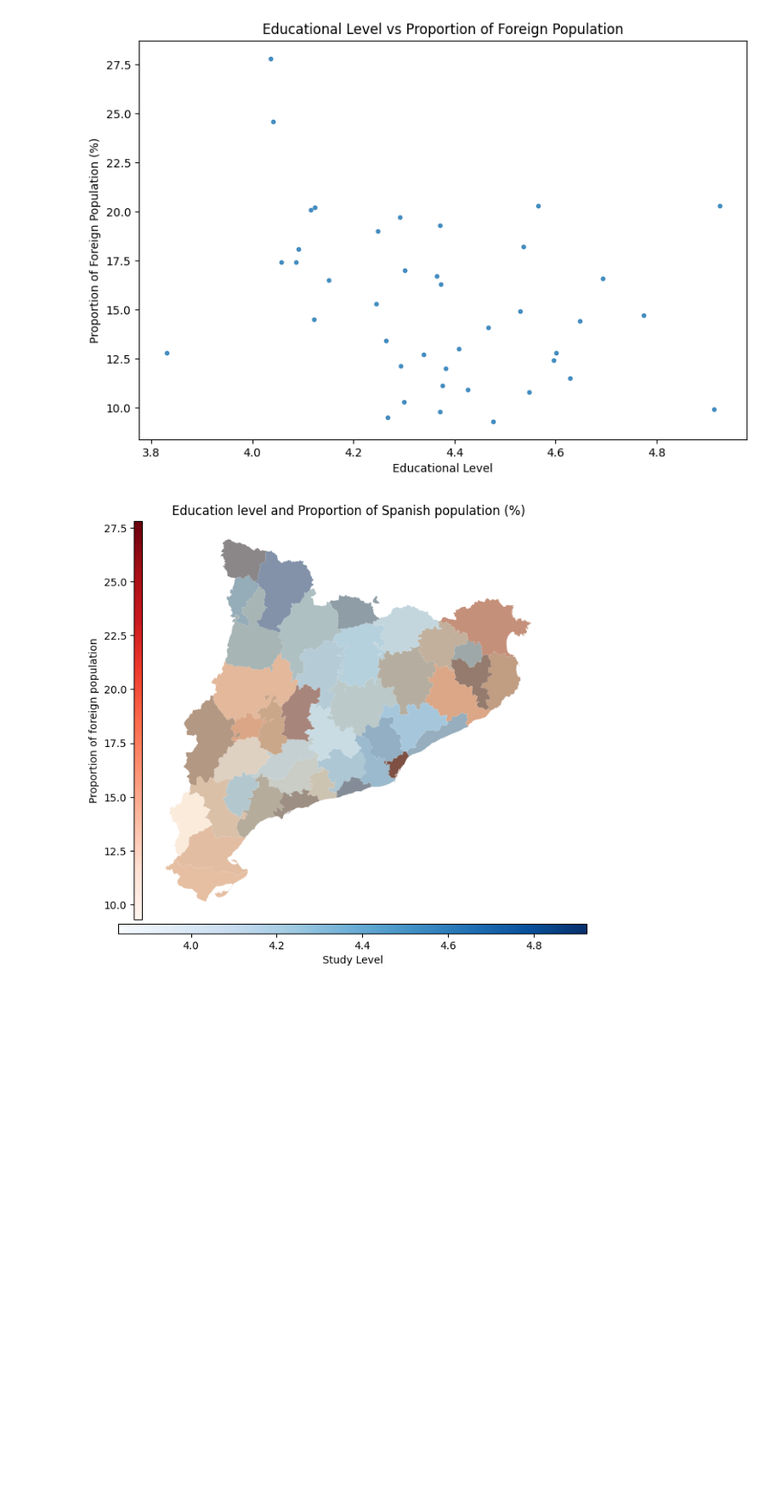
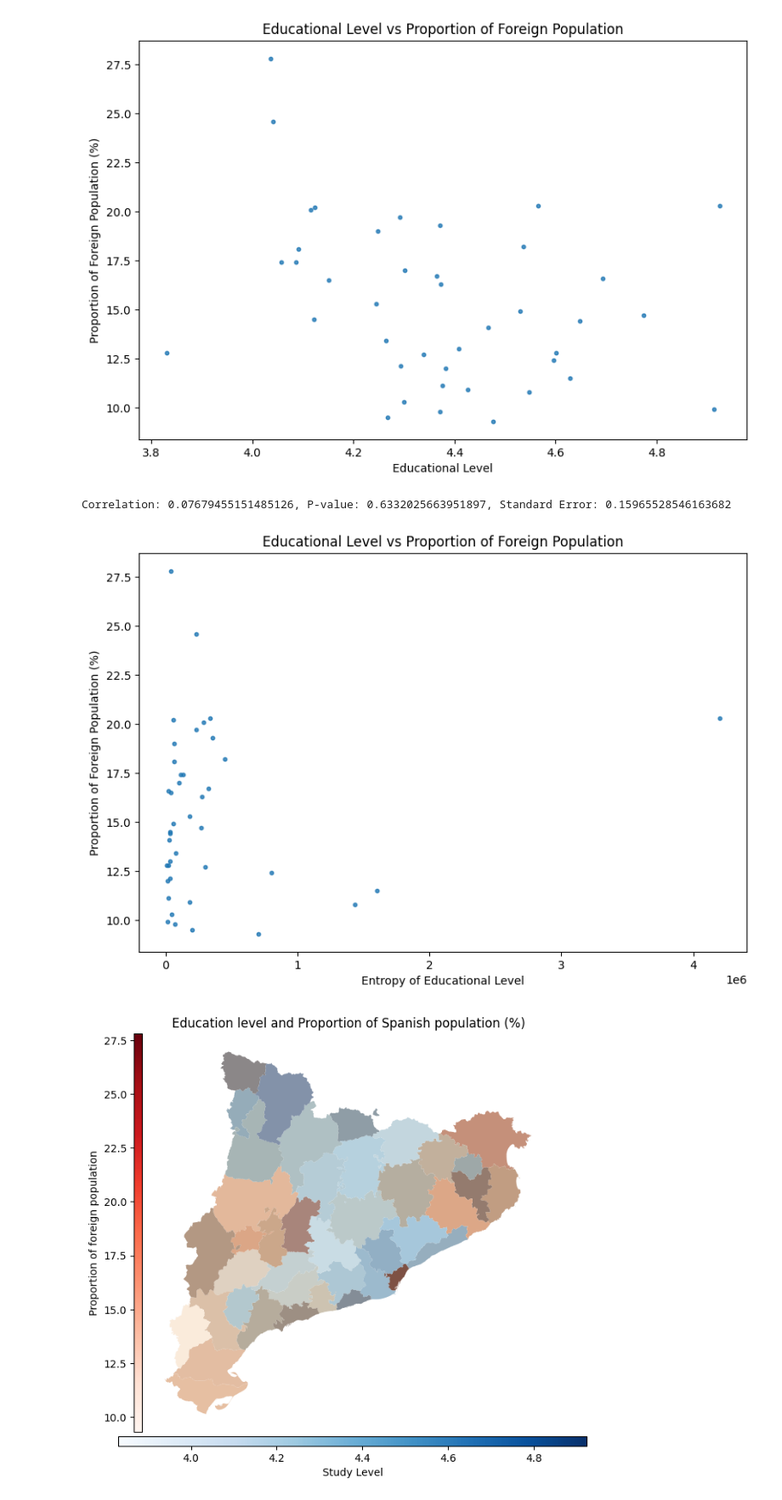
Before and after one commit to JuanCastillo29/A.V._Data, a Jupyter notebook: study_level.ipynb, the cells around one changed output. Shown: that part at 85% size. Saved outputs shown, nothing was run; the diff lists cells and outputs as text; code cells hidden in the pictures; blank space fills up the shorter version.

```diff
--- a/study_level.ipynb
+++ b/study_level.ipynb
@@ -140,6 +152,23 @@ fig.savefig("cataluna_educational_level_vs_foreigners.png", dpi=400)
 # %% [output]
 Correlation: -0.31574530243510607, P-value: 0.044324981053420934, Standard Error: 0.15193663523967124
 [figure]
+# %%
+fig = plt.figure(figsize=(10/1.2, 7/1.2))
+ax = fig.add_subplot(1, 1, 1)
+ax.scatter(catalunya_comarcas_map['Entropy'], catalunya_comarcas_map['Proportion of foreign population (%)'],s=10, alpha=0.8)
+ax.set_xlabel('Entropy of Educational Level')
+ax.set_ylabel('Proportion of Foreign Population (%)')
+
+# Check the significance of the correlation
+corr, p_value = pearsonr(catalunya_comarcas_map['Entropy'], catalunya_comarcas_map['Proportion of foreign population (%)'])
+stderr = np.sqrt((1 - corr**2) / (len(catalunya_comarcas_map) - 2))
+print(f"Correlation: {corr}, P-value: {p_value}, Standard Error: {stderr}")
+ax.set_title('Educational Level vs Proportion of Foreign Population')
+fig.tight_layout()
+fig.savefig("cataluna_entropy_vs_foreigners.png", dpi=400)
+# %% [output]
+Correlation: 0.07679455151485126, P-value: 0.6332025663951897, Standard Error: 0.15965528546163682
+[figure, added]
 # %%
 # Plot the data
 fig, ax = plt.subplots(1, 1, figsize=(7, 6.5))
```
Also changed, not shown: parts of 12 cells of this notebook.
